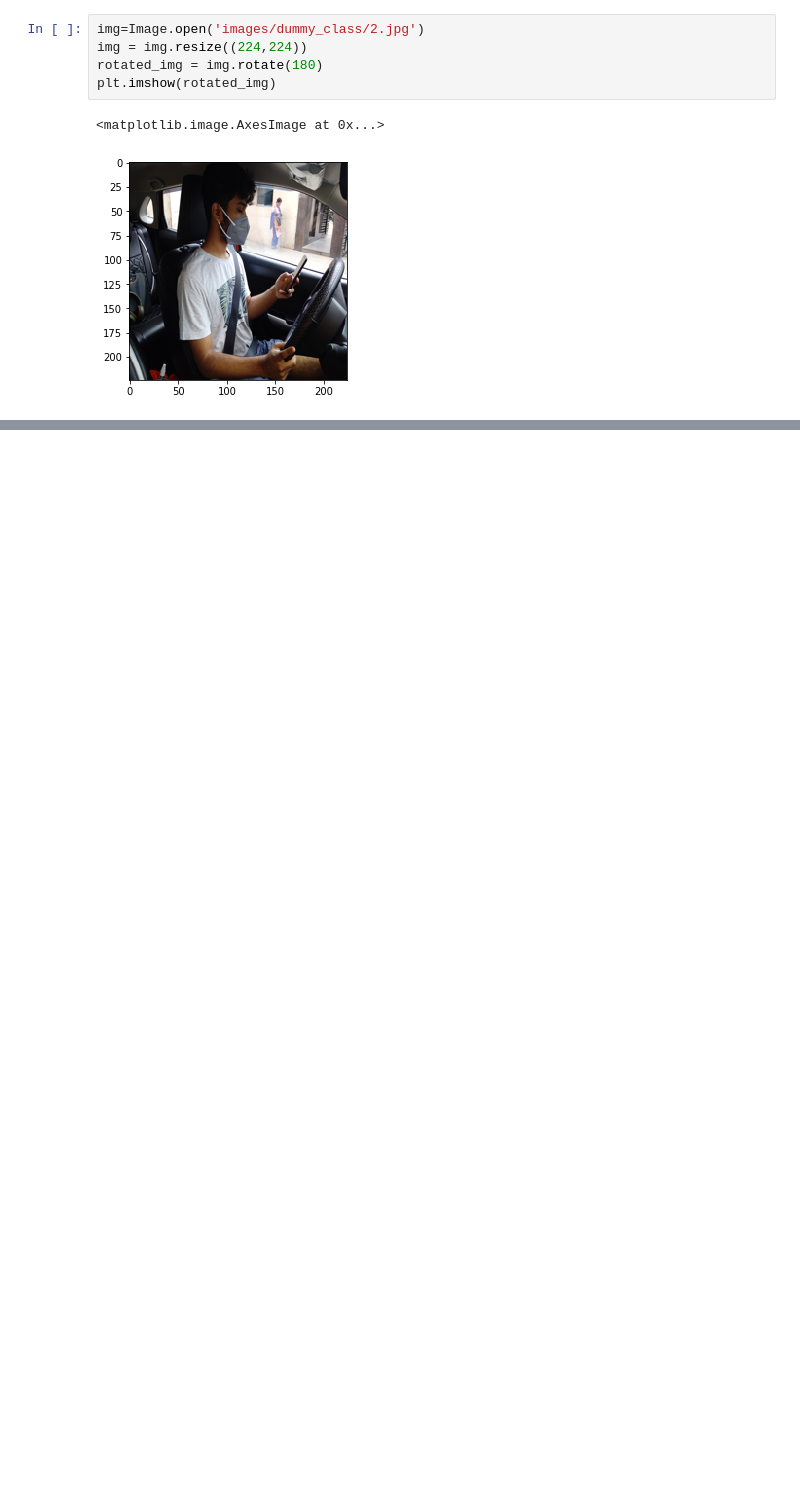
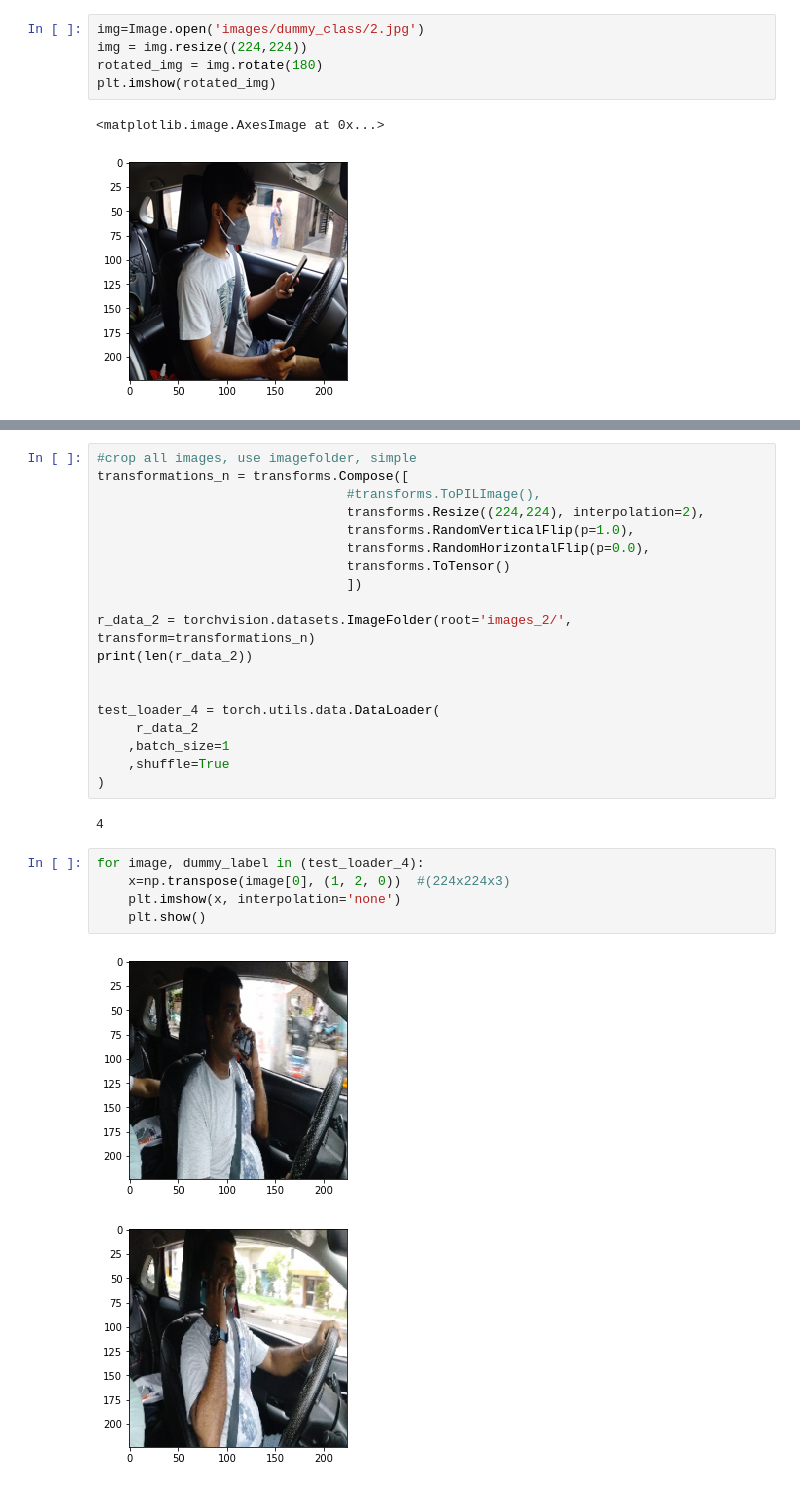
Before and after one commit to Mainakdeb/eyes-on-the-road, a Jupyter notebook: deploy_motor_sentinel.ipynb, the cells around one changed output, grey strips where cells are left out. Cells and saved outputs as stored; diff of their text form; blank space fills up the shorter version.

```diff
--- a/deploy_motor_sentinel.ipynb
+++ b/deploy_motor_sentinel.ipynb
@@ -110,0 +138,29 @@ Predicted class: talk on phone-R
+# %%
+#crop all images, use imagefolder, simple
+transformations_n = transforms.Compose([
+                                #transforms.ToPILImage(),
+                                transforms.Resize((224,224), interpolation=2),
+                                transforms.RandomVerticalFlip(p=1.0),
+                                transforms.RandomHorizontalFlip(p=0.0),
+                                transforms.ToTensor()
+                                ])
+
+r_data_2 = torchvision.datasets.ImageFolder(root='images_2/', transform=transformations_n)
+print(len(r_data_2))
+
+
+test_loader_4 = torch.utils.data.DataLoader(
+     r_data_2
+    ,batch_size=1
+    ,shuffle=True
+)
+# %% [output]
+4
+# %%
+for image, dummy_label in (test_loader_4):
+    x=np.transpose(image[0], (1, 2, 0))  #(224x224x3)
+    plt.imshow(x, interpolation='none')
+    plt.show()
+# %% [output]
+[figure, added]
+[figure, added]
```
Also changed, not shown: parts of 15 cells of this notebook.
